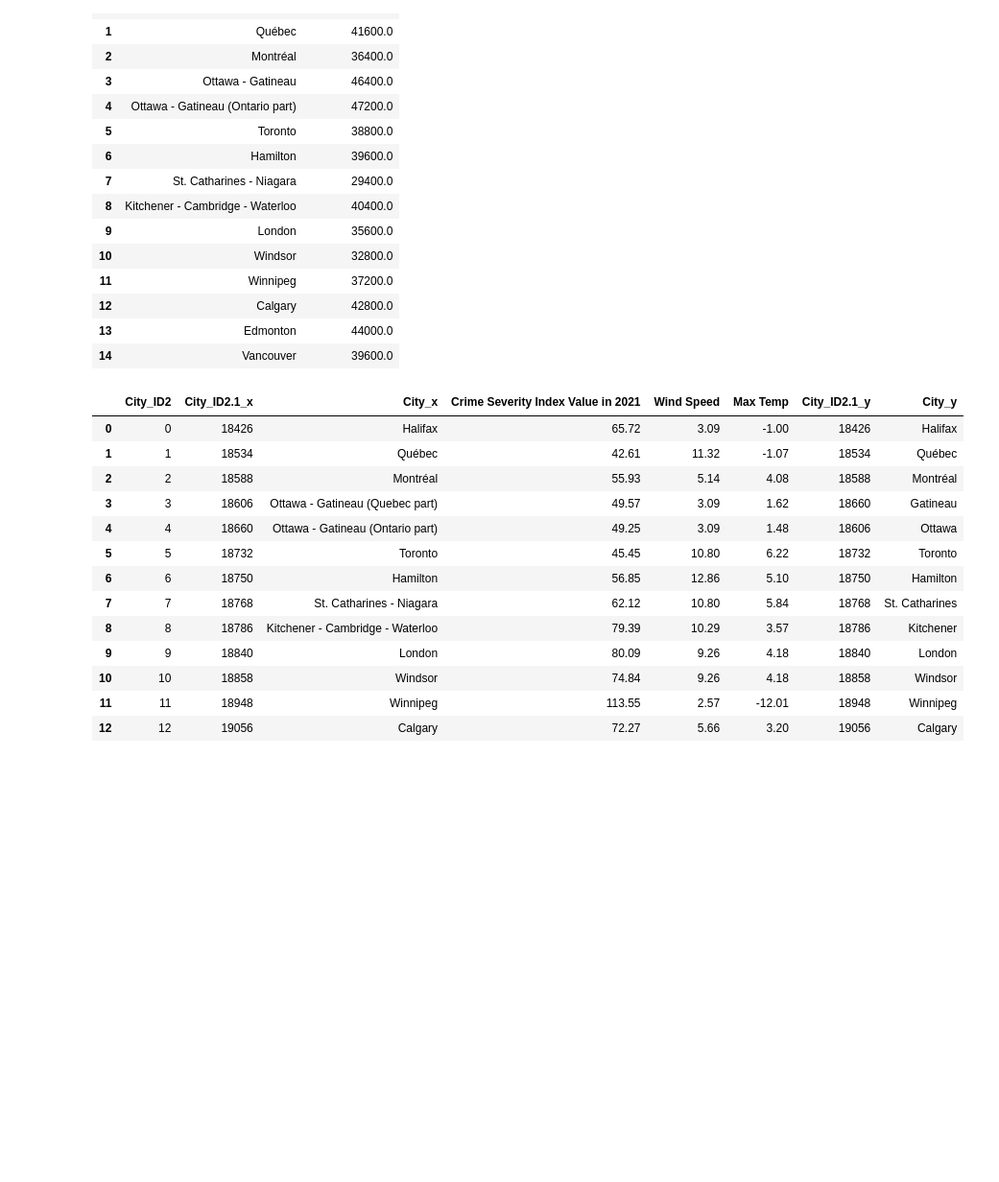
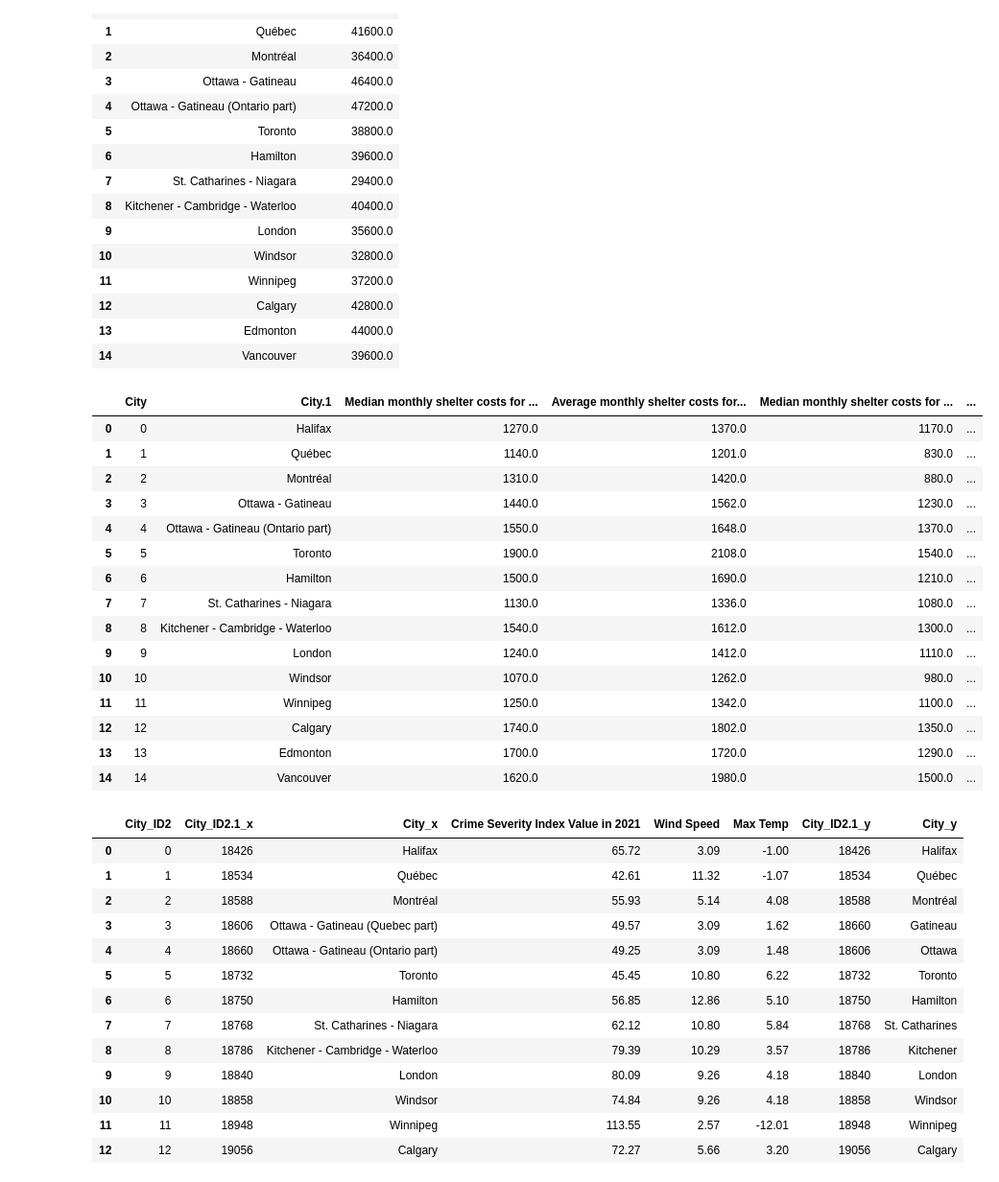
Before and after one commit to detmanski/Overview_Canada_Analysis, a Jupyter notebook: Merged.ipynb, the cells around one changed output. Shown at 96% size. Cells and saved outputs as stored; diff of their text form; code cells hidden in the pictures; blank space fills up the shorter version.

```diff
--- a/Merged.ipynb
+++ b/Merged.ipynb
@@ -86,6 +86,26 @@ income_df1
 | 12 | Calgary | 42800.0 |
 | 13 | Edmonton | 44000.0 |
 | 14 | Vancouver | 39600.0 |
+# %%
+employment_shelter_df = pd.read_csv('Output/shelter_and_emp_df.csv', encoding='UTF-8')
+employment_shelter_df
+# %% [output]
+|  | City | City.1 | Median monthly shelter costs for ... | Average monthly shelter costs for... | Median monthly shelter costs for ... | ... |
+| 0 | 0 | Halifax | 1270.0 | 1370.0 | 1170.0 | ... |
+| 1 | 1 | Québec | 1140.0 | 1201.0 | 830.0 | ... |
+| 2 | 2 | Montréal | 1310.0 | 1420.0 | 880.0 | ... |
+| 3 | 3 | Ottawa - Gatineau | 1440.0 | 1562.0 | 1230.0 | ... |
+| 4 | 4 | Ottawa - Gatineau (Ontario part) | 1550.0 | 1648.0 | 1370.0 | ... |
+| 5 | 5 | Toronto | 1900.0 | 2108.0 | 1540.0 | ... |
+| 6 | 6 | Hamilton | 1500.0 | 1690.0 | 1210.0 | ... |
+| 7 | 7 | St. Catharines - Niagara | 1130.0 | 1336.0 | 1080.0 | ... |
+| 8 | 8 | Kitchener - Cambridge - Waterloo | 1540.0 | 1612.0 | 1300.0 | ... |
+| 9 | 9 | London | 1240.0 | 1412.0 | 1110.0 | ... |
+| 10 | 10 | Windsor | 1070.0 | 1262.0 | 980.0 | ... |
+| 11 | 11 | Winnipeg | 1250.0 | 1342.0 | 1100.0 | ... |
+| 12 | 12 | Calgary | 1740.0 | 1802.0 | 1350.0 | ... |
+| 13 | 13 | Edmonton | 1700.0 | 1720.0 | 1290.0 | ... |
+| 14 | 14 | Vancouver | 1620.0 | 1980.0 | 1500.0 | ... |
 # %%
 merged_df1 = crime_df.merge(weather_df, on='City_ID2', how='inner')
 merged_df1
```
Also changed, not shown: parts of 3 cells of this notebook, 1 other file.
